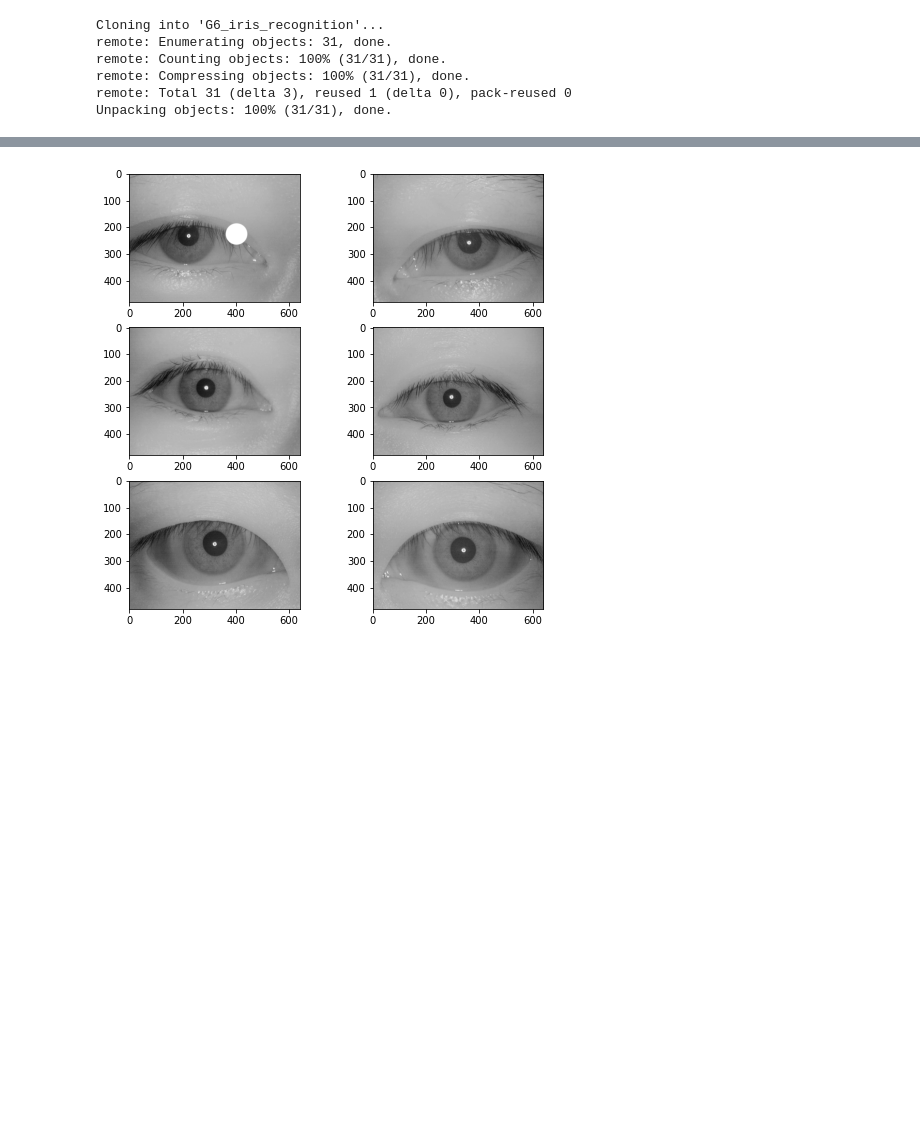
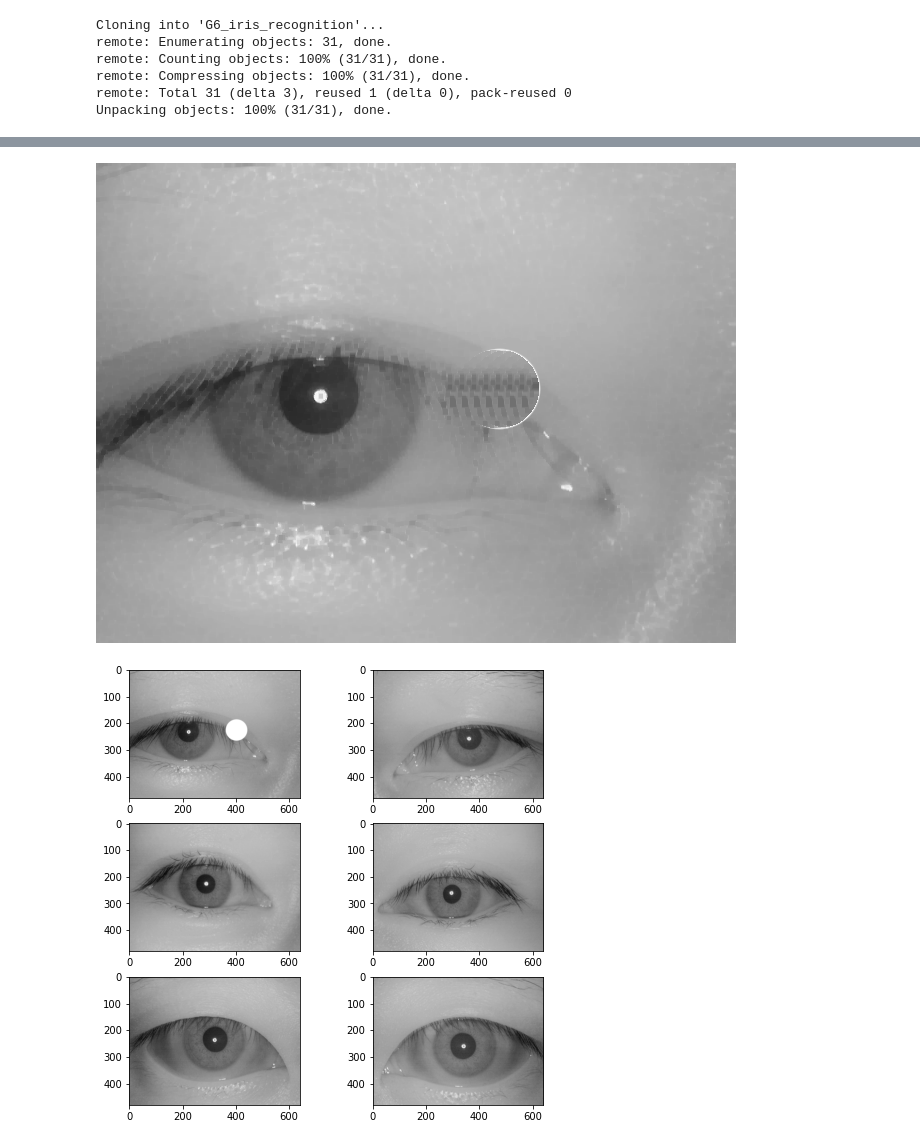
Before and after one commit to MarceloCMiguel/iris-detection, a Jupyter notebook: projeto1.ipynb, the cells around one changed output, grey strips where cells are left out. Cells and saved outputs as stored; diff of their text form; code cells hidden in the pictures; blank space fills up the shorter version.

```diff
--- a/projeto1.ipynb
+++ b/projeto1.ipynb
@@ -52,3 +67,13 @@ Checking out files: 100% (1163/1163), done.
+# %%
+#img = cv.cvtColor(cv.imread('images/0000/0000_000.bmp'), cv.COLOR_BGR2GRAY)
+dst = cv.equalizeHist(img)
+kernel = np.ones((4,4),np.uint8)
+closing = cv.morphologyEx(img, cv.MORPH_CLOSE, kernel)
+closing2 = cv.morphologyEx(dst, cv.MORPH_CLOSE, kernel)
+
+cv2_imshow(closing)
+# %% [output]
+[figure, added]
 # %%
 
 img = cv.cvtColor(cv.imread('images/0000/0000_000.bmp'), cv.COLOR_BGR2GRAY)
```
Also changed, not shown: parts of 3 cells of this notebook.
